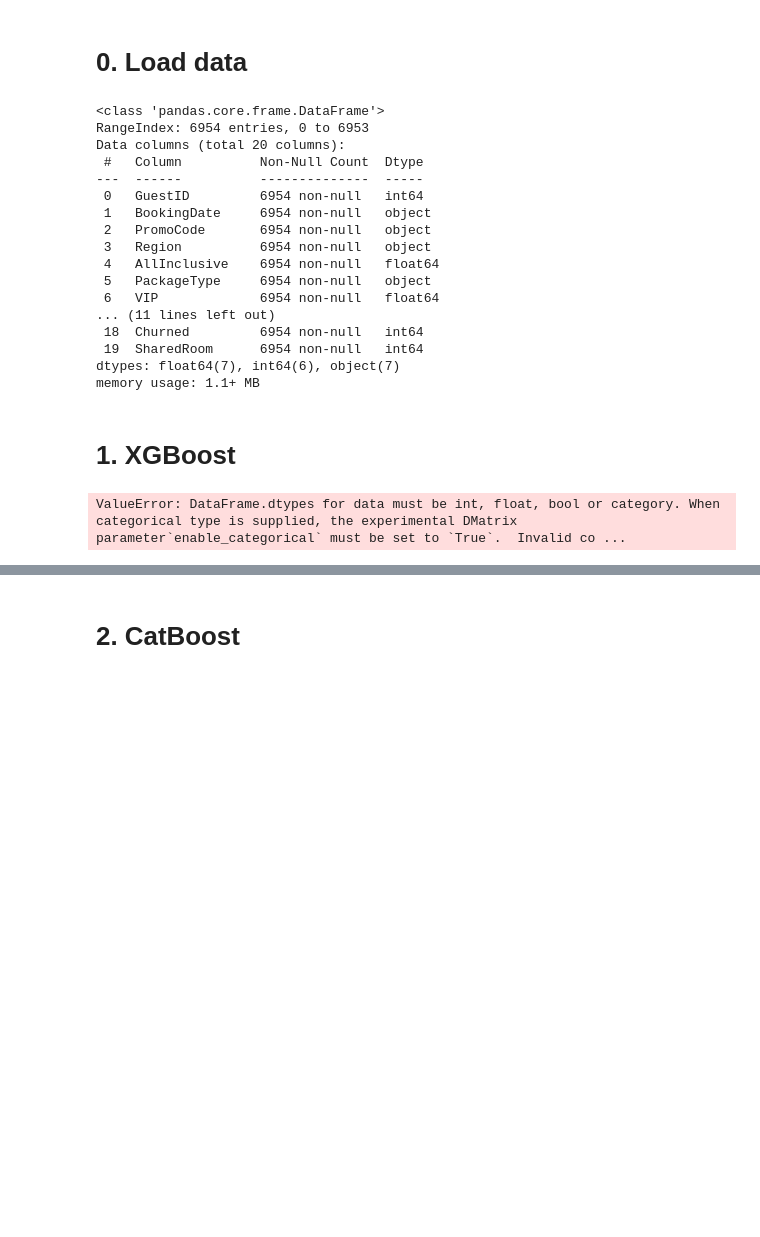
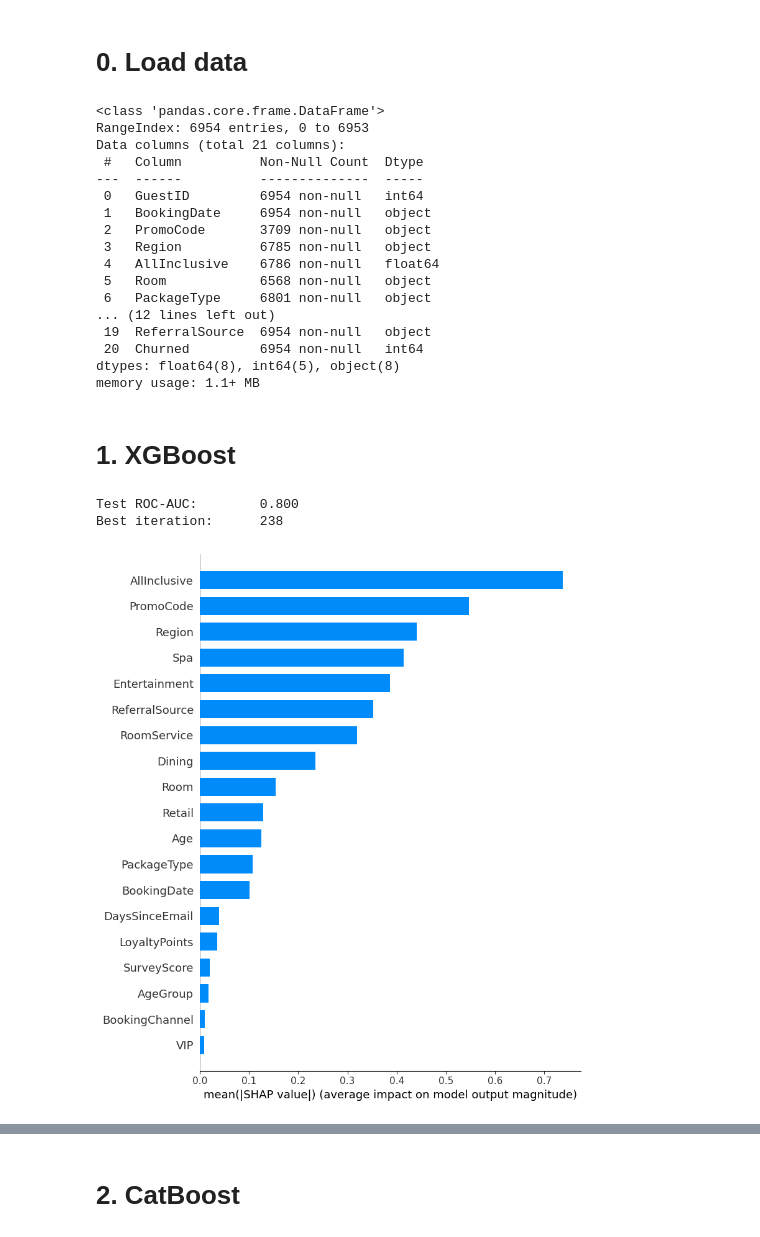
Before and after one commit to TerraIncognito-sudo/Team-Union, a Jupyter notebook: Nick/03_model_testing.ipynb, the cells around one changed output, grey strips where cells are left out. Cells and saved outputs as stored; diff of their text form; code cells hidden in the pictures; blank space fills up the shorter version.

```diff
--- a/Nick/03_model_testing.ipynb
+++ b/Nick/03_model_testing.ipynb
@@ -3,32 +3,33 @@
 # %%
 import pandas as pd
 # %%
-train = pd.read_csv("/Users/nick/Library/CloudStorage/OneDrive-Personal/Programming projects/Team Union 2/Team-Union/Nick/churn_train_cleaned.csv")
+#train = pd.read_csv("/Users/nick/Library/CloudStorage/OneDrive-Personal/Programming projects/Team Union 2/Team-Union/Nick/churn_train_cleaned.csv")
+train = pd.read_csv("/Users/nick/Library/CloudStorage/OneDrive-Personal/Programming projects/Team Union 2/Team-Union/datasets/resort_train.csv")
 train.info()
 # %% [output]
 <class 'pandas.core.frame.DataFrame'>
 RangeIndex: 6954 entries, 0 to 6953
-Data columns (total 20 columns):
+Data columns (total 21 columns):
  #   Column          Non-Null Count  Dtype
 ---  ------          --------------  -----
  0   GuestID         6954 non-null   int64
  1   BookingDate     6954 non-null   object
- 2   PromoCode       6954 non-null   object
- 3   Region          6954 non-null   object
- 4   AllInclusive    6954 non-null   float64
- 5   PackageType     6954 non-null   object
- 6   VIP             6954 non-null   float64
-... (11 lines left out)
- 18  Churned         6954 non-null   int64
- 19  SharedRoom      6954 non-null   int64
-dtypes: float64(7), int64(6), object(7)
+ 2   PromoCode       3709 non-null   object
+ 3   Region          6785 non-null   object
+ 4   AllInclusive    6786 non-null   float64
+ 5   Room            6568 non-null   object
+ 6   PackageType     6801 non-null   object
+... (12 lines left out)
+ 19  ReferralSource  6954 non-null   object
+ 20  Churned         6954 non-null   int64
+dtypes: float64(8), int64(5), object(8)
 memory usage: 1.1+ MB
 # %%
 #Create X and y variables for modeling
 
 from sklearn.model_selection import train_test_split
 
-X = train.drop('Churned', axis=1)
+X = train.drop(['GuestID', 'Churned'], axis=1)
 y = train['Churned']
 
 X_train, X_test, y_train, y_test = train_test_split(X, y, test_size=0.2, random_state=42)
@@ -37,33 +38,47 @@ X_train, X_test, y_train, y_test = train_test_split(X, y, test_size=0.2, random_
 # %%
 from xgboost import XGBClassifier
 from sklearn.metrics import roc_auc_score
 import shap
 
 # Class imbalance: scale_pos_weight ≈ neg / pos in your training data
 neg, pos = (y_train == 0).sum(), (y_train == 1).sum()
 
 xgb = XGBClassifier(
     n_estimators=1000,
     max_depth=4,
     learning_rate=0.05,
     subsample=0.8,
     colsample_bytree=0.8,
     reg_lambda=1.0,
     scale_pos_weight=neg / pos,
     eval_metric="auc",
     early_stopping_rounds=50,
     random_state=42,
     n_jobs=-1
 )
-xgb.fit(X_train, y_train, eval_set=[(X_test, y_test)], verbose=False)
 
-probs = xgb.predict_proba(X_test)[:, 1]
+# Convert categorical columns to numeric
+X_train_encoded = X_train.copy()
+X_test_encoded = X_test.copy()
+
+categorical_cols = X_train_encoded.select_dtypes(include=['object']).columns
+for col in categorical_cols:
+    X_train_encoded[col] = X_train_encoded[col].astype('category').cat.codes
+    X_test_encoded[col] = X_test_encoded[col].astype('category').cat.codes
+
+xgb.fit(X_train_encoded, y_train, eval_set=[(X_test_encoded, y_test)], verbose=False)
+
+probs = xgb.predict(X_test_encoded)
 print(f"Test ROC-AUC:        {roc_auc_score(y_test, probs):.3f}")
 print(f"Best iteration:      {xgb.best_iteration}")
 
 # Explain individual predictions with SHAP — critical for stakeholder trust
 explainer = shap.TreeExplainer(xgb)
-shap_values = explainer.shap_values(X_test)
-shap.summary_plot(shap_values, X_test, plot_type="bar")
+shap_values = explainer.shap_values(X_test_encoded)
+shap.summary_plot(shap_values, X_test_encoded, plot_type="bar")
+
+X_test_encoded.head()
 # %% [output]
-ValueError: DataFrame.dtypes for data must be int, float, bool or category. When categorical type is supplied, the experimental DMatrix parameter`enable_categorical` must be set to `True`.  Invalid co ...
+Test ROC-AUC:        0.800
+Best iteration:      238
+[figure, added]
```
Also changed, not shown: parts of 2 cells of this notebook, 21 other files.
